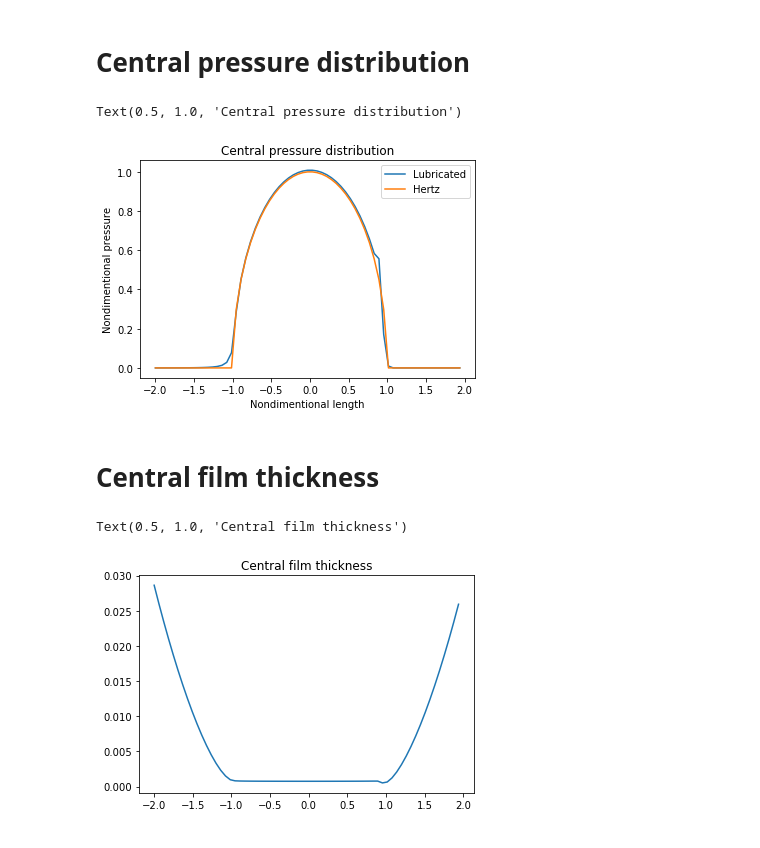
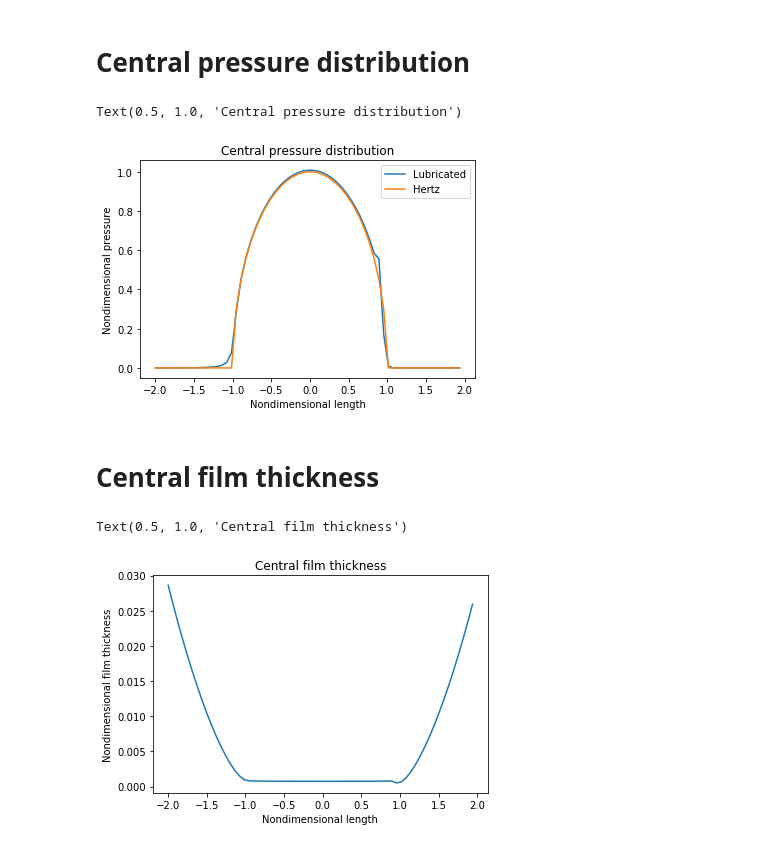
Before and after one commit to FrictionTribologyEnigma/slippy, a Jupyter notebook: examples/Mixed lubrication by the semi system approach.ipynb, the cells around one changed output. Saved outputs shown, nothing was run; the diff lists cells and outputs as text; code cells hidden in the pictures.

```diff
--- a/examples/Mixed lubrication by the semi system approach.ipynb
+++ b/examples/Mixed lubrication by the semi system approach.ipynb
@@ -184,17 +184,19 @@ plt.imshow(np.log(state['gap']))
 # %%
 sns.lineplot(Y[:,0]/hertz_a,state['nd_pressure'][:,32], label='Lubricated')
 ax = sns.lineplot(Y[:,0]/hertz_a,hertzian_pressure_dist[:,32]/hertz_pressure, label='Hertz')
-ax.set_xlabel('Nondimentional length')
-ax.set_ylabel('Nondimentional pressure')
+ax.set_xlabel('Nondimensional length')
+ax.set_ylabel('Nondimensional pressure')
 ax.set_title('Central pressure distribution')
 # %% [output]
 Text(0.5, 1.0, 'Central pressure distribution')
-[figure, old version]
+[figure, new version]
 # %% [markdown]
 # Central film thickness
 # %%
 ax = sns.lineplot(Y[:,0]/hertz_a, state['gap'][:,32]/hertz_a)
+ax.set_xlabel('Nondimensional length')
+ax.set_ylabel('Nondimensional film thickness')
 ax.set_title('Central film thickness')
 # %% [output]
 Text(0.5, 1.0, 'Central film thickness')
-[figure, old version]
+[figure, new version]
```
Also changed, not shown: parts of 11 cells of this notebook, 3 other files.
